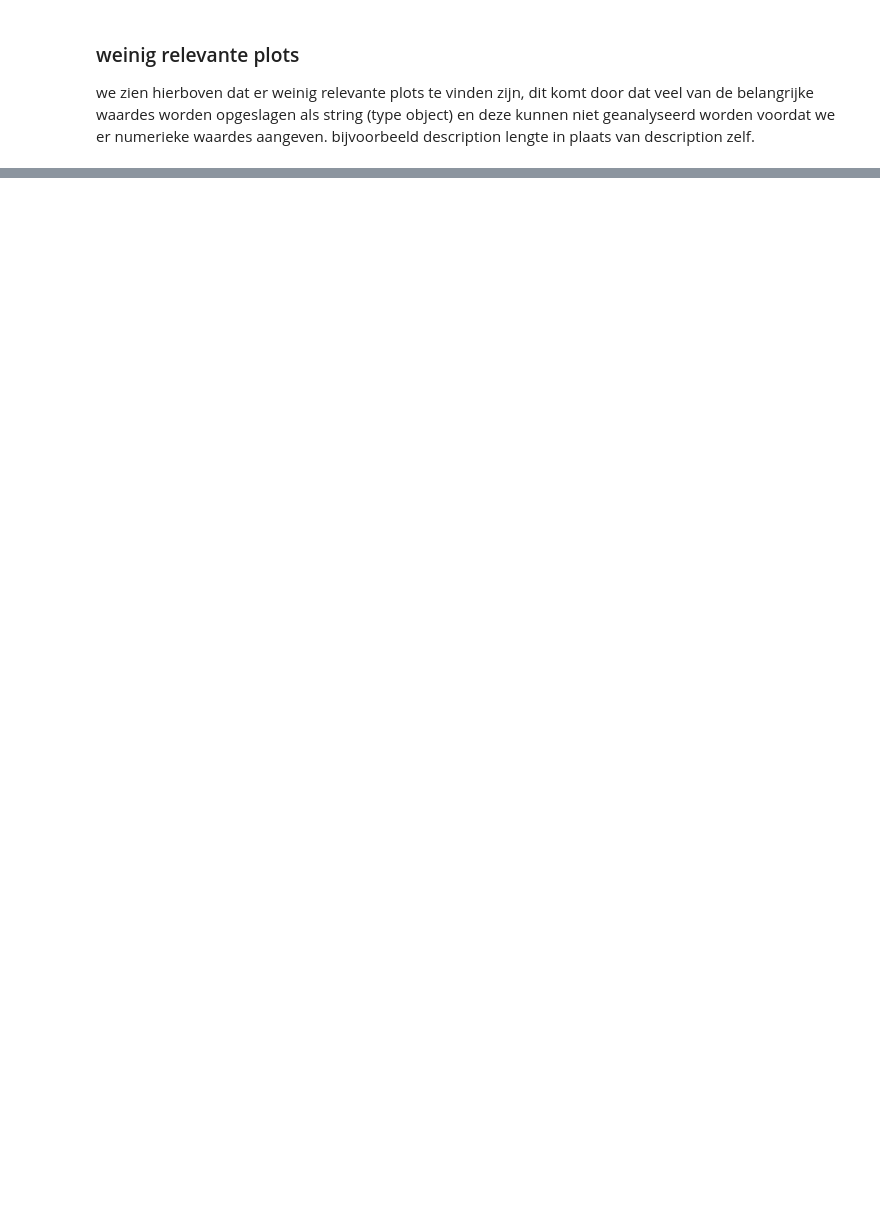
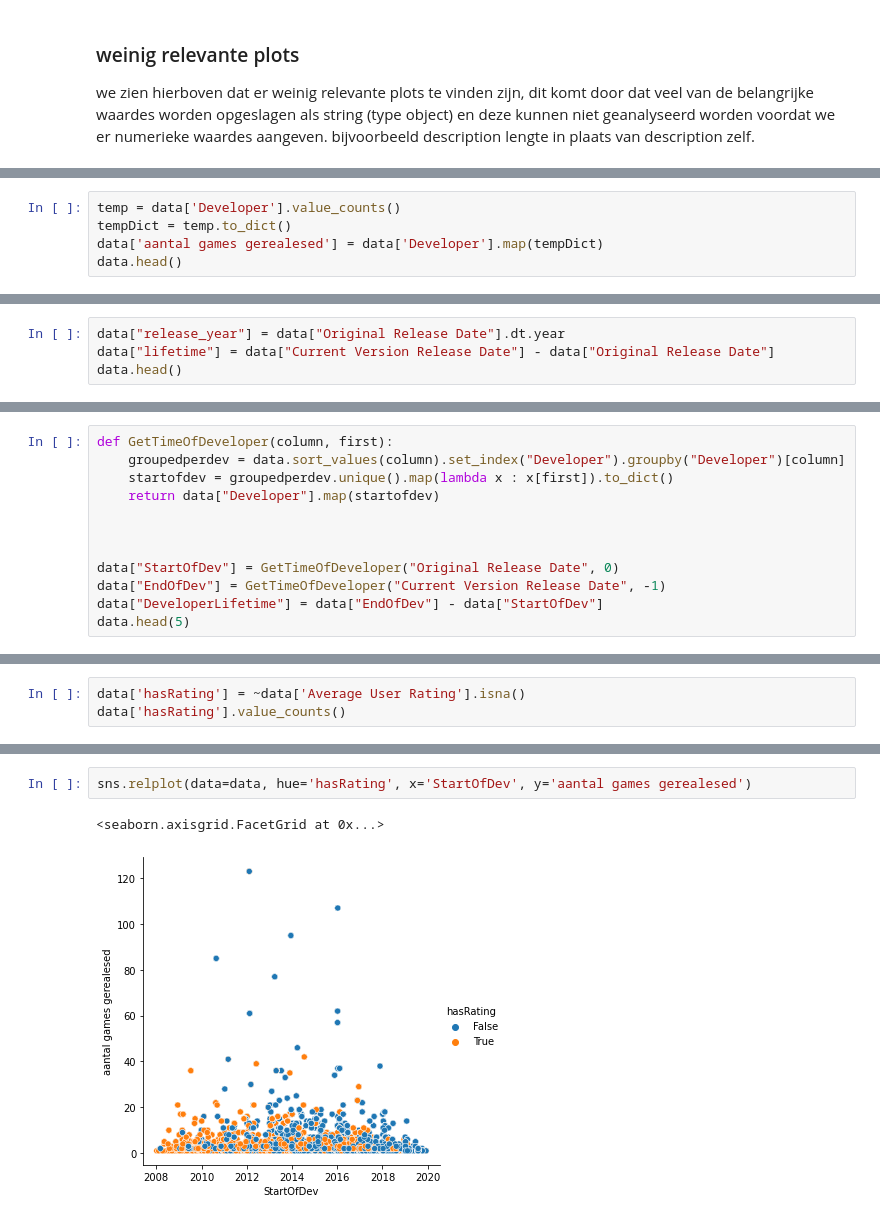
Before and after one commit to Mirmidion/PoC-Challenge2, a Jupyter notebook: YanickNotebook.ipynb, the cells around one changed output, grey strips where cells are left out. Saved outputs shown, nothing was run; the diff lists cells and outputs as text; blank space fills up the shorter version.

```diff
--- a/YanickNotebook.ipynb
+++ b/YanickNotebook.ipynb
@@ -174,0 +266,5 @@ sns.pairplot(data=data_apps_zonder_rating)
+# %%
+temp = data['Developer'].value_counts()
+tempDict = temp.to_dict()
+data['aantal games gerealesed'] = data['Developer'].map(tempDict)
+data.head()
@@ -174,0 +281,4 @@ sns.pairplot(data=data_apps_zonder_rating)
+# %%
+data["release_year"] = data["Original Release Date"].dt.year
+data["lifetime"] = data["Current Version Release Date"] - data["Original Release Date"]
+data.head()
@@ -174,0 +300,12 @@ sns.pairplot(data=data_apps_zonder_rating)
+# %%
+def GetTimeOfDeveloper(column, first):
+    groupedperdev = data.sort_values(column).set_index("Developer").groupby("Developer")[column]
+    startofdev = groupedperdev.unique().map(lambda x : x[first]).to_dict()
+    return data["Developer"].map(startofdev)
+
+
+
+data["StartOfDev"] = GetTimeOfDeveloper("Original Release Date", 0)
+data["EndOfDev"] = GetTimeOfDeveloper("Current Version Release Date", -1)
+data["DeveloperLifetime"] = data["EndOfDev"] - data["StartOfDev"]
+data.head(5)
@@ -174,0 +331,3 @@ sns.pairplot(data=data_apps_zonder_rating)
+# %%
+data['hasRating'] = ~data['Average User Rating'].isna()
+data['hasRating'].value_counts()
@@ -174,0 +348,5 @@ sns.pairplot(data=data_apps_zonder_rating)
+# %%
+sns.relplot(data=data, hue='hasRating', x='StartOfDev', y='aantal games gerealesed')
+# %% [output]
+<seaborn.axisgrid.FacetGrid at 0x...>
+[figure, added]
```
Also changed, not shown: parts of 24 cells of this notebook.
